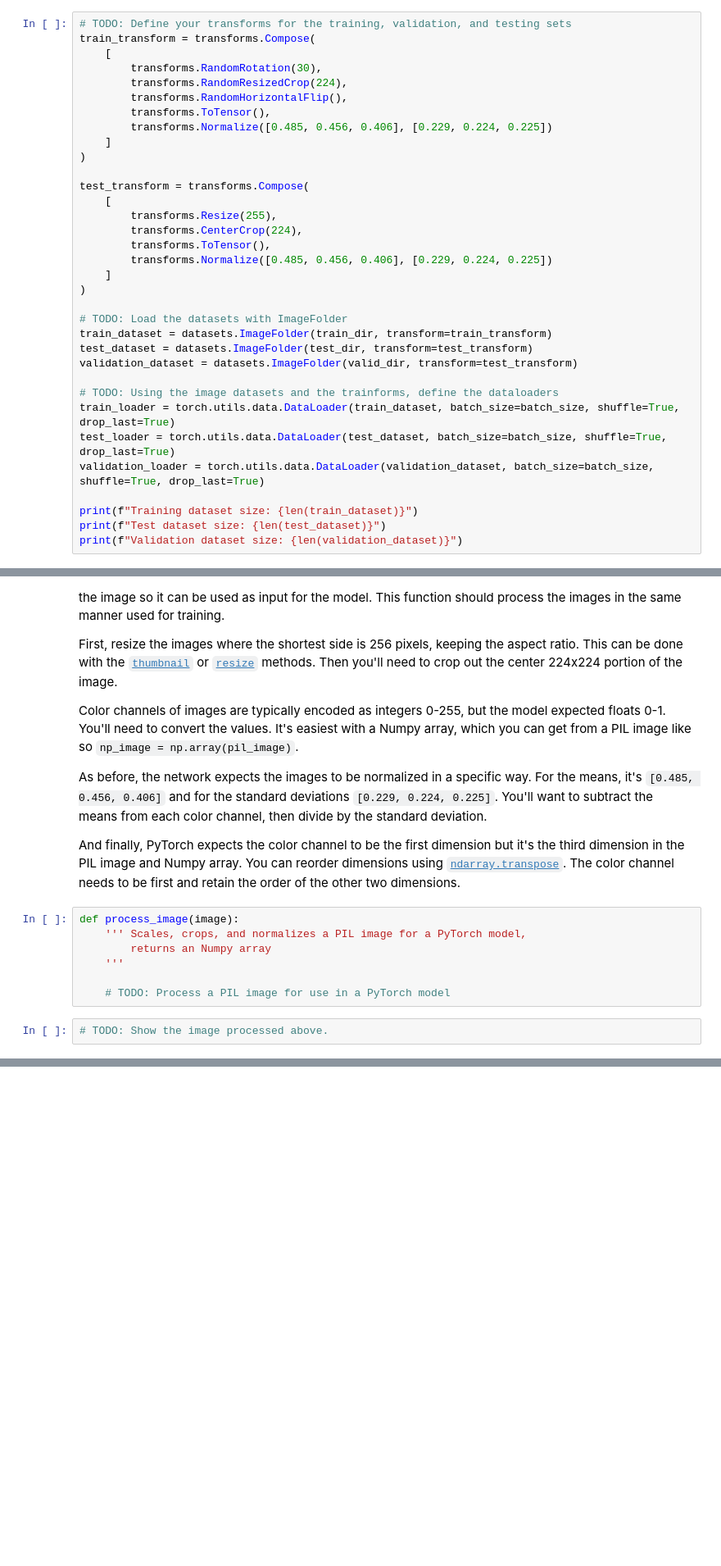
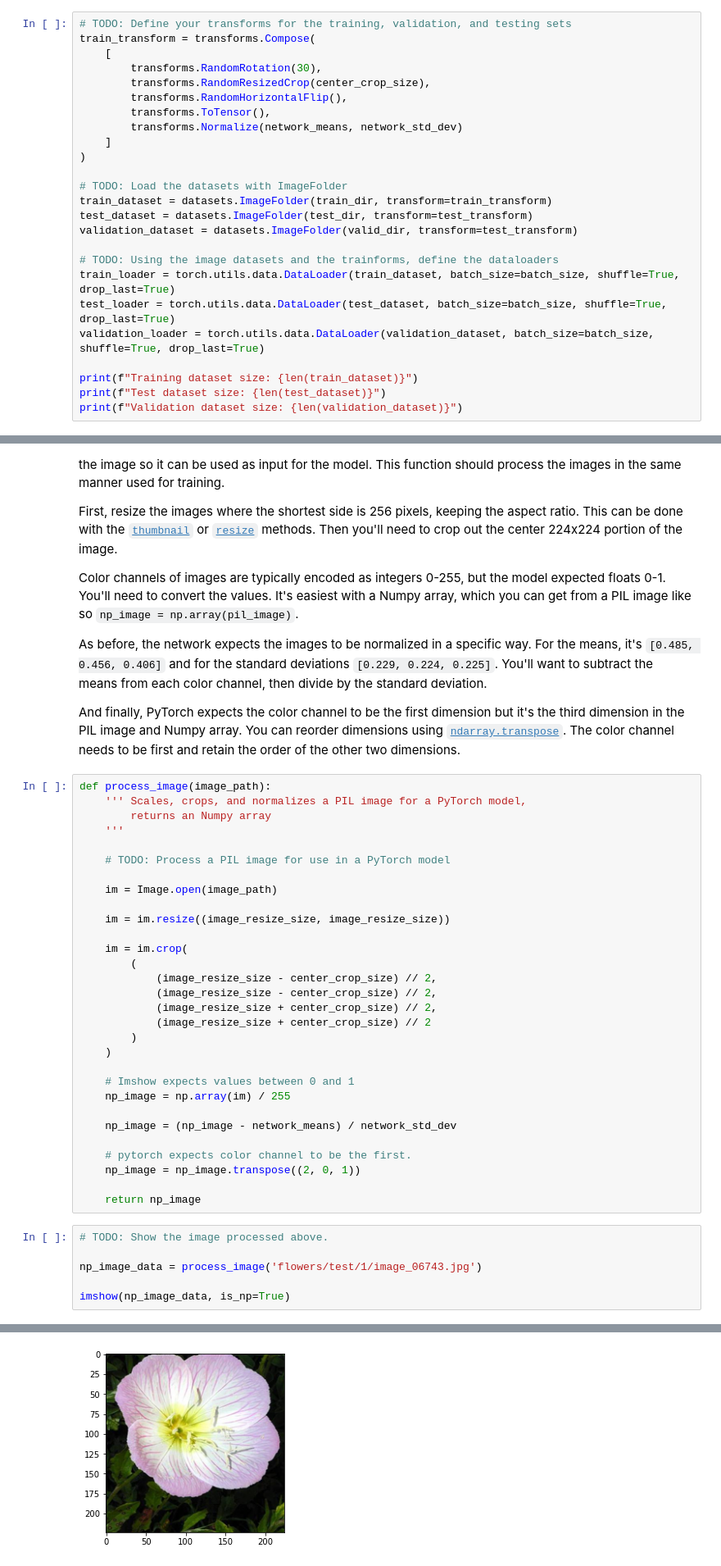
Before and after one commit to MAnfal/intro-to-ml-nd-image-classifier, a Jupyter notebook: Image Classifier Project.ipynb, the cells around one changed output, grey strips where cells are left out. Shown at 82% size. Drawn from its saved outputs; the diff is of its cells as text; blank space fills up the shorter version.

```diff
--- a/Image Classifier Project.ipynb
+++ b/Image Classifier Project.ipynb
@@ -73,19 +92,10 @@ batch_size = 64
 train_transform = transforms.Compose(
     [
         transforms.RandomRotation(30),
-        transforms.RandomResizedCrop(224),
+        transforms.RandomResizedCrop(center_crop_size),
         transforms.RandomHorizontalFlip(),
         transforms.ToTensor(),
-        transforms.Normalize([0.485, 0.456, 0.406], [0.229, 0.224, 0.225])
-    ]
-)
-
-test_transform = transforms.Compose(
-    [
-        transforms.Resize(255),
-        transforms.CenterCrop(224),
-        transforms.ToTensor(),
-        transforms.Normalize([0.485, 0.456, 0.406], [0.229, 0.224, 0.225])
+        transforms.Normalize(network_means, network_std_dev)
     ]
 )
 
@@ -363,11 +379,39 @@ As before, the network expects the images to be normalized in a specific way. Fo
 
 And finally, PyTorch expects the color channel to be the first dimension but it's the third dimension in the PIL image and Numpy array. You can reorder dimensions using [`ndarray.transpose`](https://docs.scipy.org/doc/numpy-1.13.0/reference/generated/numpy.ndarray.transpose.html). The color channel needs to be first and retain the order of the other two dimensions.
 # %%
-def process_image(image):
+def process_image(image_path):
     ''' Scales, crops, and normalizes a PIL image for a PyTorch model,
         returns an Numpy array
     '''
 
     # TODO: Process a PIL image for use in a PyTorch model
+
+    im = Image.open(image_path)
+
+    im = im.resize((image_resize_size, image_resize_size))
+
+    im = im.crop(
+        (
+            (image_resize_size - center_crop_size) // 2,
+            (image_resize_size - center_crop_size) // 2,
+            (image_resize_size + center_crop_size) // 2,
+            (image_resize_size + center_crop_size) // 2
+        )
+    )
+
+    # Imshow expects values between 0 and 1
+    np_image = np.array(im) / 255
+
+    np_image = (np_image - network_means) / network_std_dev
+
+    # pytorch expects color channel to be the first.
+    np_image = np_image.transpose((2, 0, 1))
+
+    return np_image
 # %%
 # TODO: Show the image processed above.
+
+np_image_data = process_image('flowers/test/1/image_06743.jpg')
+
+imshow(np_image_data, is_np=True)
+# %% [output]
@@ -374,3 +419,4 @@ def process_image(image):
+[figure, added]
 # %% [markdown]
 ## Class Prediction
 
```
Also changed, not shown: parts of 13 cells of this notebook, 1 other file.
